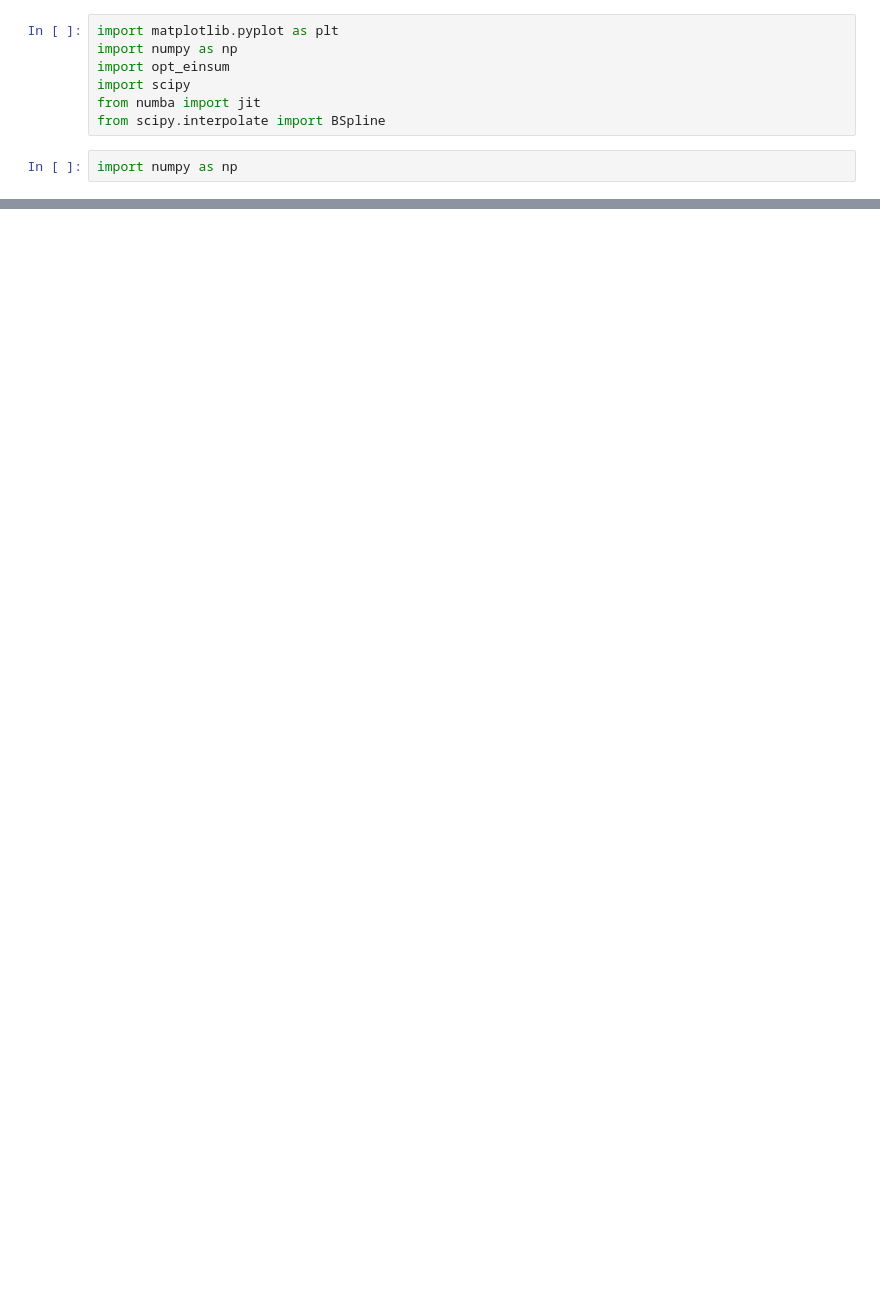
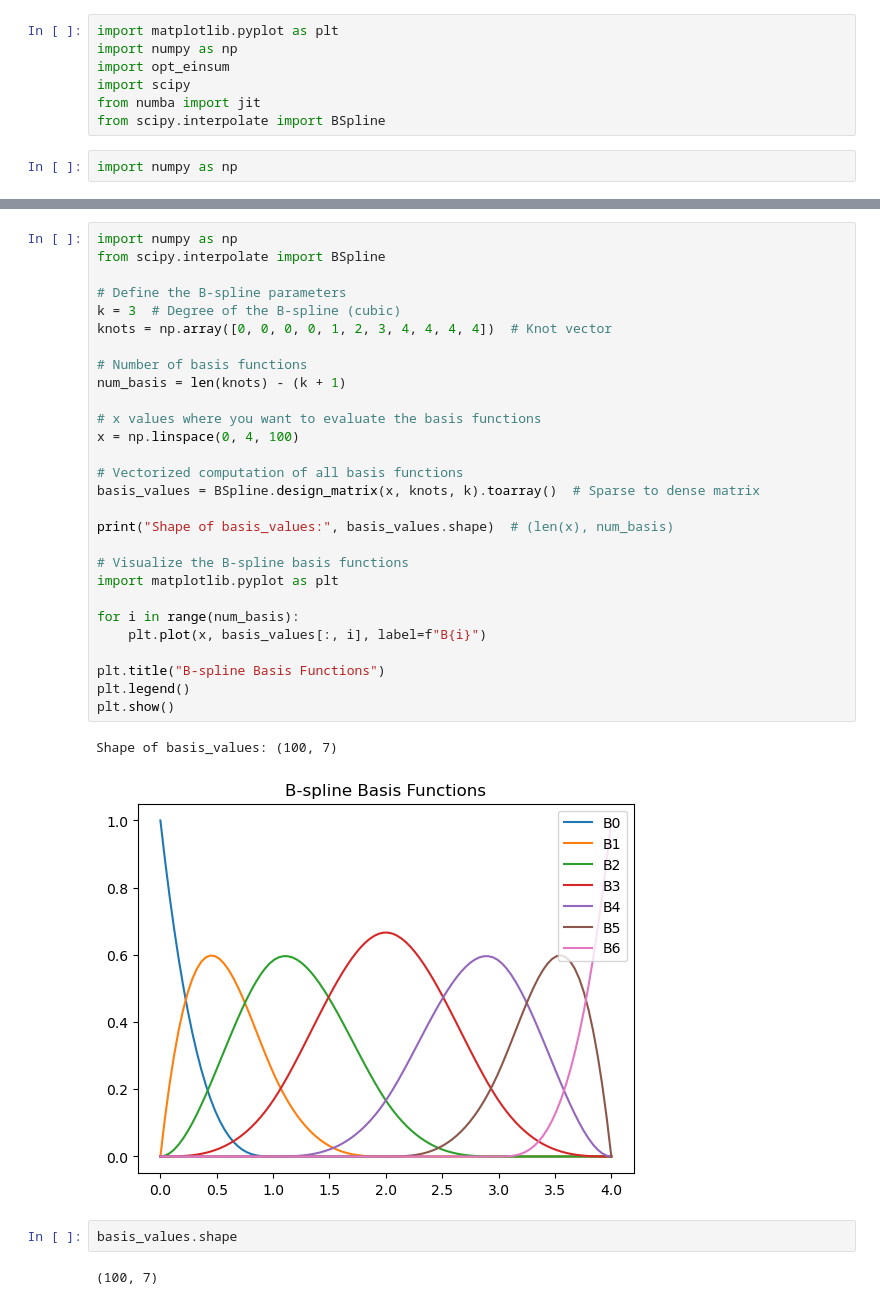
Before and after one commit to JoostHMPrins/ngo, a Jupyter notebook: developnotebooks/B-splines.ipynb, the cells around one changed output, grey strips where cells are left out. Saved outputs shown, nothing was run; the diff lists cells and outputs as text; blank space fills up the shorter version.

```diff
--- a/developnotebooks/B-splines.ipynb
+++ b/developnotebooks/B-splines.ipynb
@@ -90 +104,36 @@ basis.plot_1d_basis()
+# %%
+import numpy as np
+from scipy.interpolate import BSpline
+
+# Define the B-spline parameters
+k = 3  # Degree of the B-spline (cubic)
+knots = np.array([0, 0, 0, 0, 1, 2, 3, 4, 4, 4, 4])  # Knot vector
+
+# Number of basis functions
+num_basis = len(knots) - (k + 1)
+
+# x values where you want to evaluate the basis functions
+x = np.linspace(0, 4, 100)
+
+# Vectorized computation of all basis functions
+basis_values = BSpline.design_matrix(x, knots, k).toarray()  # Sparse to dense matrix
+
+print("Shape of basis_values:", basis_values.shape)  # (len(x), num_basis)
+
+# Visualize the B-spline basis functions
+import matplotlib.pyplot as plt
+
+for i in range(num_basis):
+    plt.plot(x, basis_values[:, i], label=f"B{i}")
+
+plt.title("B-spline Basis Functions")
+plt.legend()
+plt.show()
+# %% [output]
+Shape of basis_values: (100, 7)
+[figure, added]
+# %%
+basis_values.shape
+# %% [output]
+(100, 7)
 # %%
```
Also changed, not shown: parts of 13 cells of this notebook.
